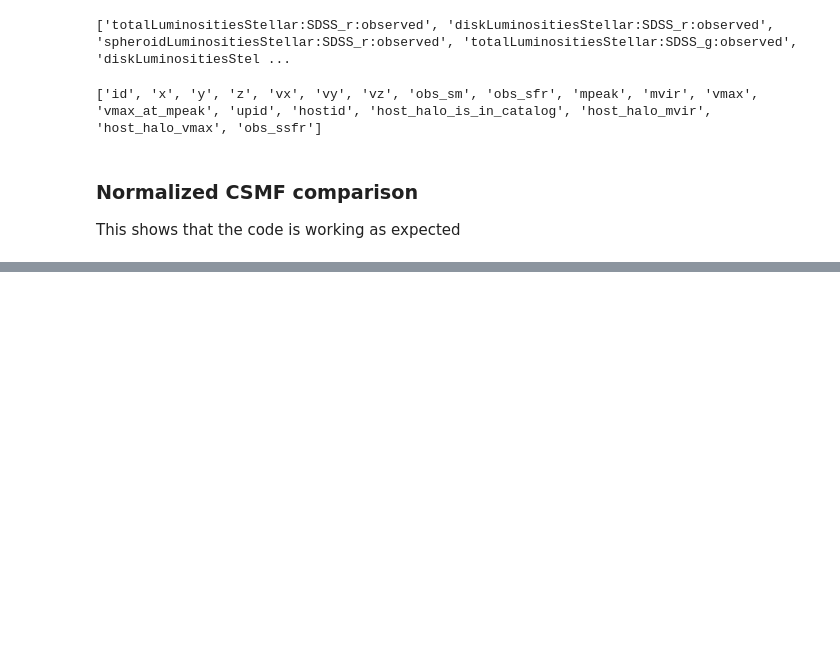
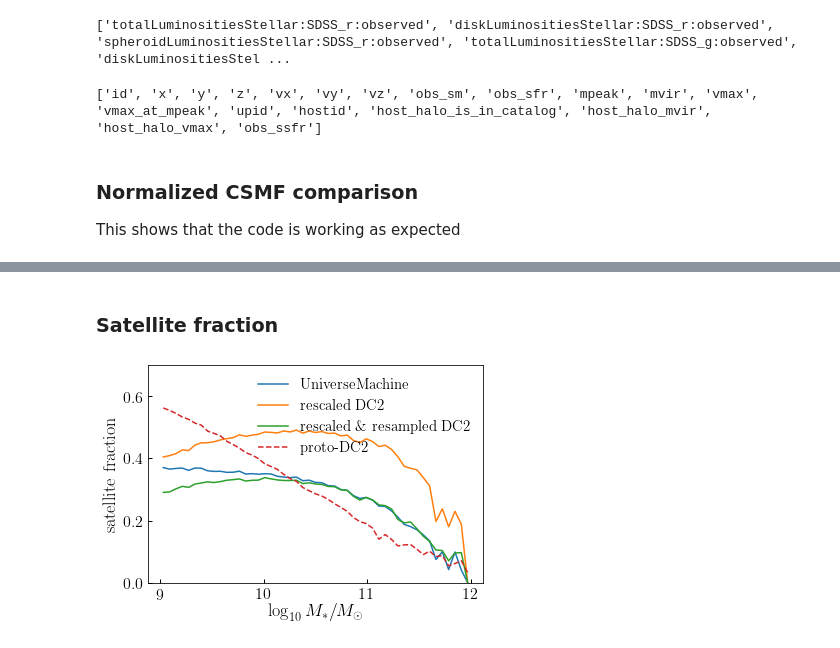
Before and after one commit to dkorytov/rescale_dc2, a Jupyter notebook: notebooks/csmf_resampling_mstar.ipynb, the cells around one changed output, grey strips where cells are left out. Cells and saved outputs as stored; diff of their text form; code cells hidden in the pictures; blank space fills up the shorter version.

```diff
--- a/notebooks/csmf_resampling_mstar.ipynb
+++ b/notebooks/csmf_resampling_mstar.ipynb
@@ -75,23 +91,35 @@ The disagreement is due to the baseline HOD being discrepant
+# %% [markdown]
+### Satellite fraction
 # %%
 from scipy.stats import binned_statistic
 
 logsm_bins=np.linspace(9, 12, 50)
 logsm_mids = 0.5*(logsm_bins[:-1] + logsm_bins[1:])
 
 fsat_um, __, __ = binned_statistic(
     np.log10(umachine_z0['obs_sm']), umachine_z0['upid']!=-1,
     statistic='mean', bins=logsm_bins)
 fsat_dc2, __, __ = binned_statistic(
     np.log10(protoDC2_z0['rescaled_mstar']), protoDC2_z0['isCentral']==0,
     statistic='mean', bins=logsm_bins)
 fsat_pdc2, __, __ = binned_statistic(
     np.log10(protoDC2_z0['totalMassStellar']), protoDC2_z0['isCentral']==0,
     statistic='mean', bins=logsm_bins)
 
+fsat_dc2_renormed, __, __ = binned_statistic(
+    np.log10(dc2['rescaled_mstar']), dc2['isCentral']==0,
+    statistic='mean', bins=logsm_bins)
+
 fig, ax = plt.subplots(1, 1)
 
 __=ax.plot(logsm_mids, fsat_um, label=r'${\rm UniverseMachine}$')
-__=ax.plot(logsm_mids, fsat_dc2, label=r'${\rm DC2}$')
+__=ax.plot(logsm_mids, fsat_dc2, label=r'${\rm rescaled\ DC2}$')
+__=ax.plot(logsm_mids, fsat_dc2_renormed, label=r'${\rm rescaled\ \&\ resampled\ DC2}$')
 __=ax.plot(logsm_mids, fsat_pdc2, '--', label=r'${\rm proto}$-${\rm DC2}$')
 
+ylabel = ax.set_ylabel(r'${\rm satellite\ fraction}$')
+xlabel = ax.set_xlabel(r'$\log_{10} M_{\ast}/M_{\odot}$')
+ylim = ax.set_ylim(0, 0.7)
 legend = ax.legend()
+# %% [output]
+[figure, added]
```
Also changed, not shown: parts of 6 cells of this notebook, 1 other file.
